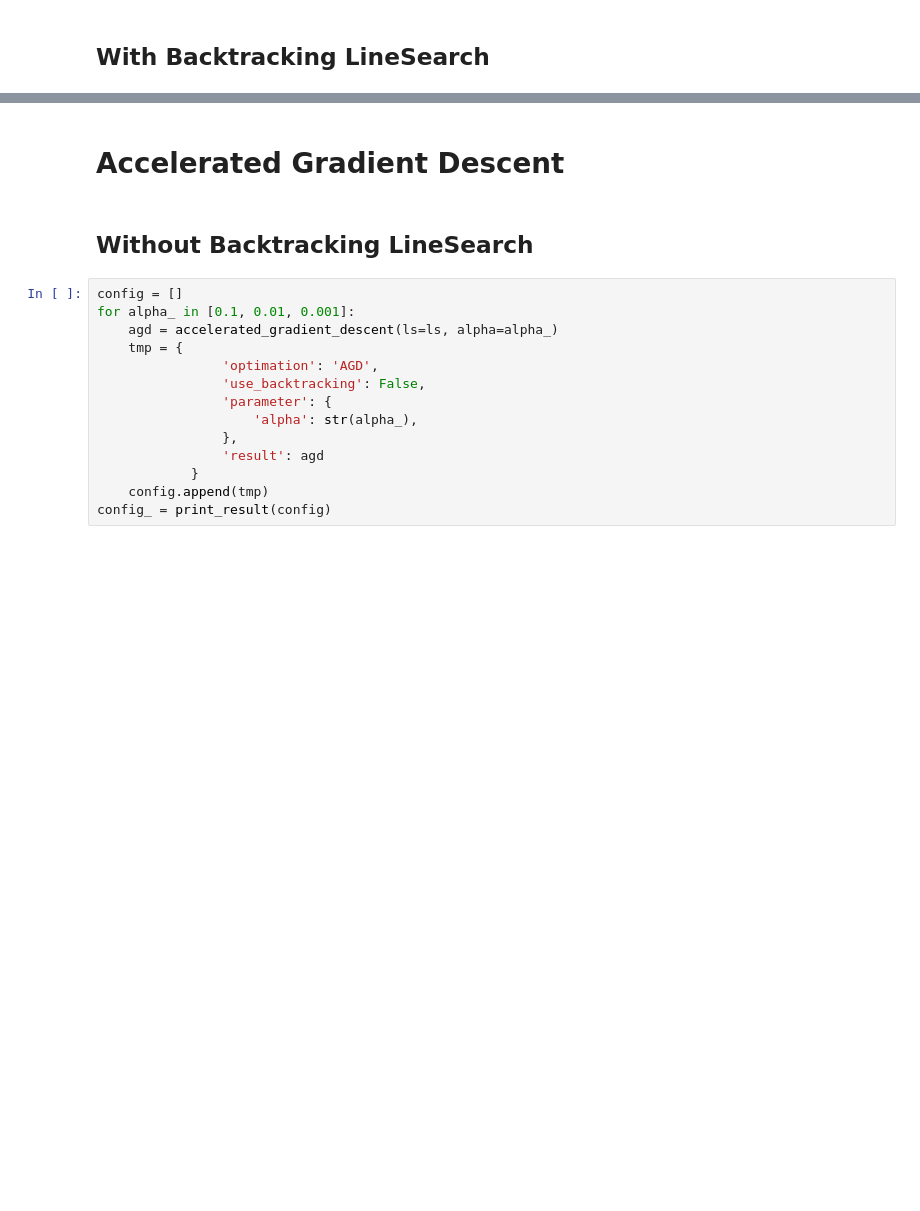
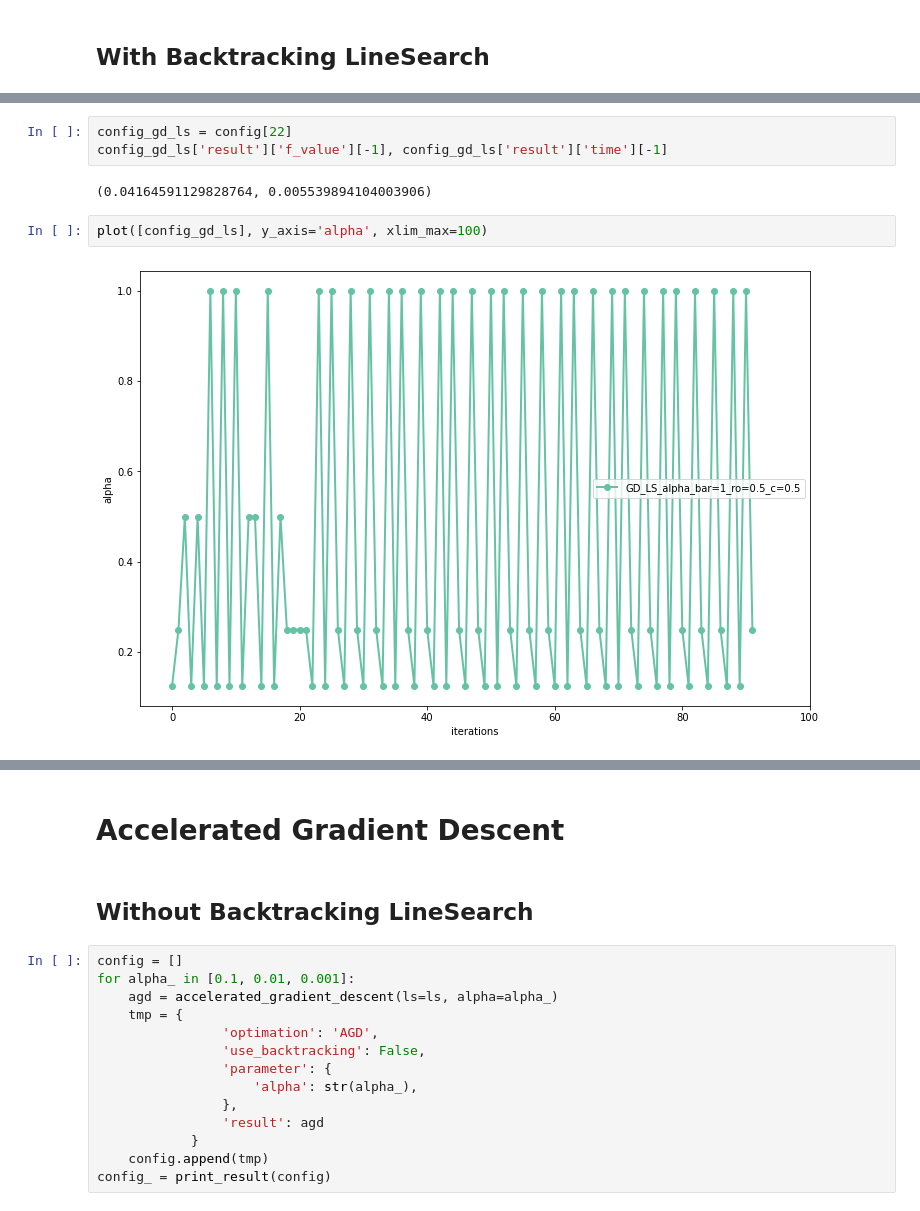
Before and after one commit to PhuongNTM195/advanced-optimization, a Jupyter notebook: src/Exercise2.ipynb, the cells around one changed output, grey strips where cells are left out. Saved outputs shown, nothing was run; the diff lists cells and outputs as text; blank space fills up the shorter version.

Commit message:
add visualization

```diff
--- a/src/Exercise2.ipynb
+++ b/src/Exercise2.ipynb
@@ -313,0 +317,9 @@ GD finished after 116 iterations
+# %%
+config_gd_ls = config[22]
+config_gd_ls['result']['f_value'][-1], config_gd_ls['result']['time'][-1]
+# %% [output]
+(0.04164591129828764, 0.005539894104003906)
+# %%
+plot([config_gd_ls], y_axis='alpha', xlim_max=100)
+# %% [output]
+[figure, added]
```
Also changed, not shown: parts of 35 cells of this notebook.
